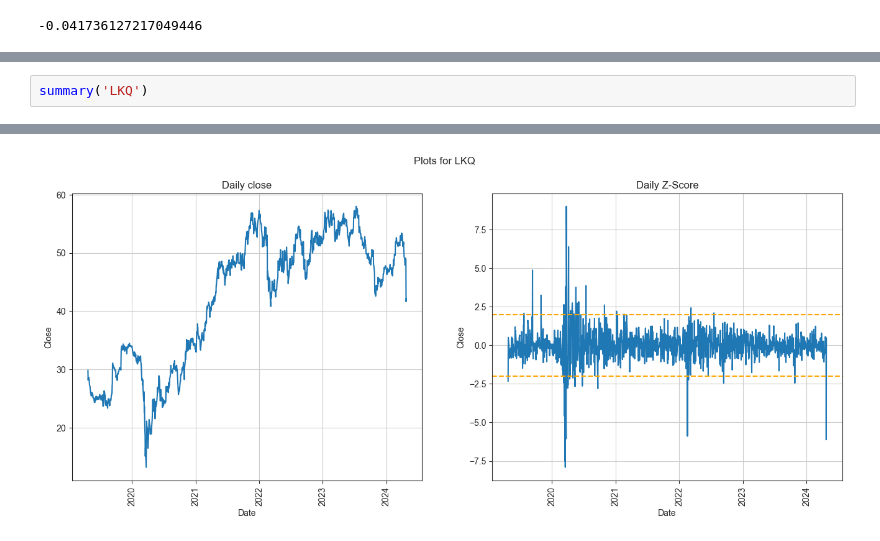
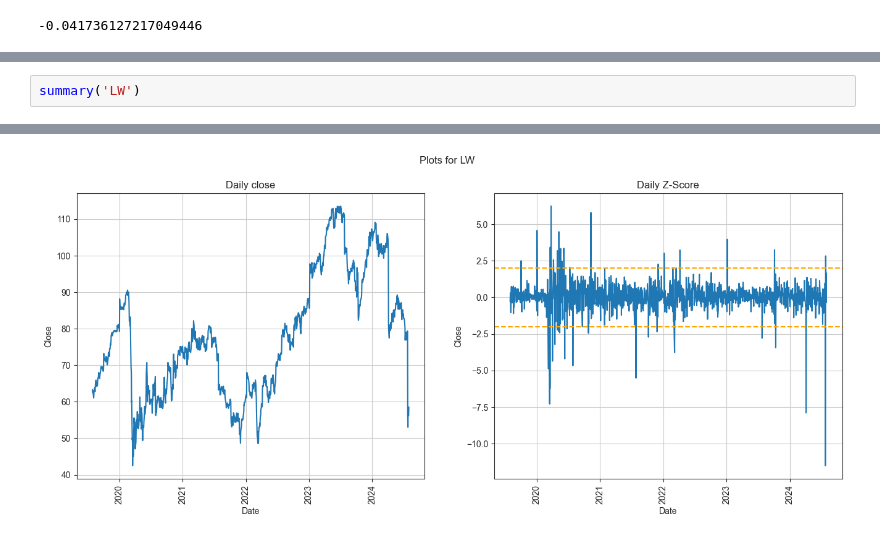
Before and after one commit to ggoni/dividend-stock-picker, a Jupyter notebook: explore-stocks.ipynb, the cells around one changed output, grey strips where cells are left out. Drawn from its saved outputs; the diff is of its cells as text.

```diff
--- a/explore-stocks.ipynb
+++ b/explore-stocks.ipynb
@@ -236,3 +237,3 @@ mono('USDCLP=X')
 # %%
-summary('LKQ')
+summary('LW')
 # %% [output]
@@ -246 +247 @@ LKQ  Not Available  -2.554963
-[figure, old version]
+[figure, new version]
```
Also changed, not shown: parts of 8 cells of this notebook, 2 other files.
